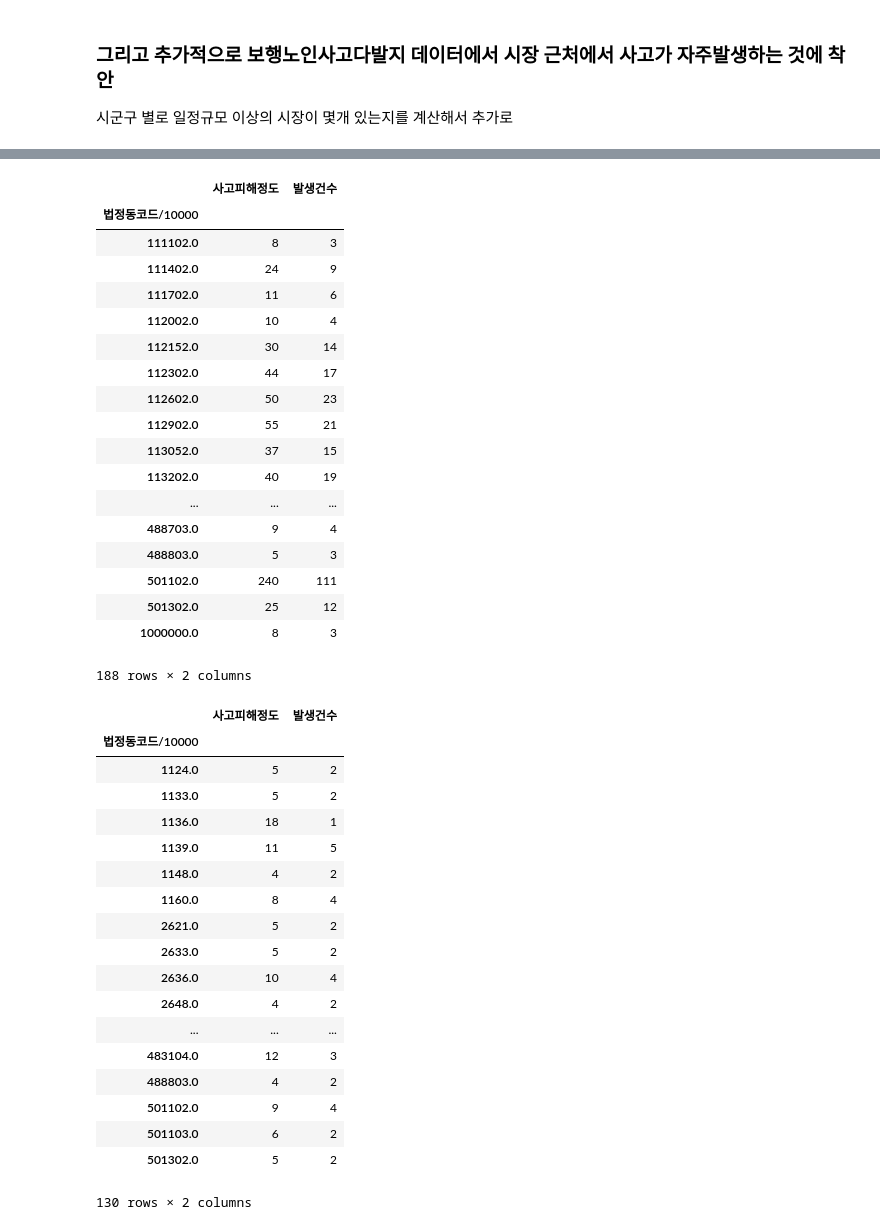
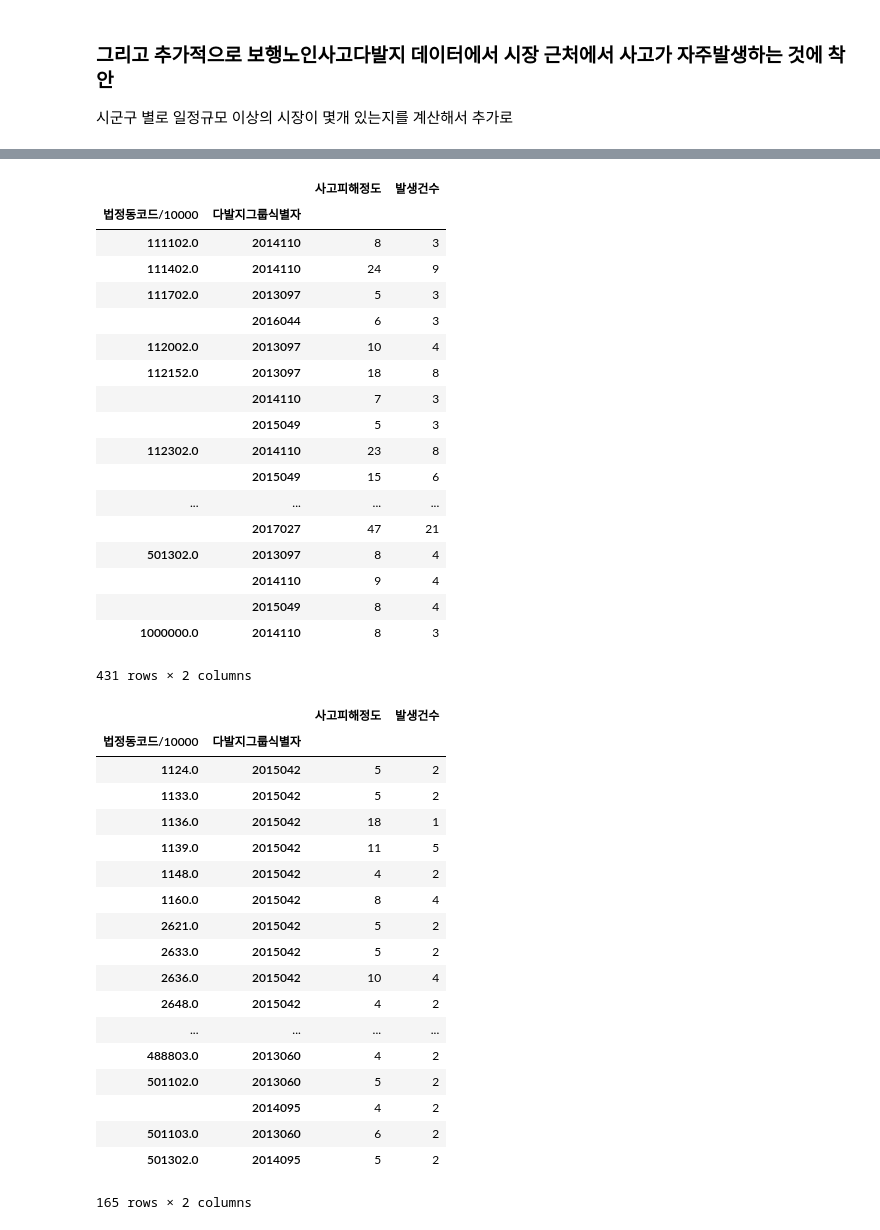
Before and after one commit to parksunwoo/dbs_zero2all, a Jupyter notebook: 9th_week/maps_modeling.ipynb, the cells around one changed output, grey strips where cells are left out. Cells and saved outputs as stored; diff of their text form; code cells hidden in the pictures.

```diff
--- a/9th_week/maps_modeling.ipynb
+++ b/9th_week/maps_modeling.ipynb
@@ -376,50 +365,50 @@ train_oldwalk_sum
 # %%
 train_childwalk["법정동코드/10000"] = np.ceil(train_childwalk.법정동코드/10000)
-train_childwalk_sum = train_childwalk.groupby(['법정동코드/10000']).agg({'사고피해정도': 'sum', '발생건수':'sum'})
+train_childwalk_sum = train_childwalk.groupby(['법정동코드/10000', '다발지그룹식별자']).agg({'사고피해정도': 'sum', '발생건수':'sum'})
 train_childwalk_sum
 # %% [output]
-|  | 사고피해정도 | 발생건수 |
-| 법정동코드/10000 |  |  |
-| 111102.0 | 8 | 3 |
-| 111402.0 | 24 | 9 |
-| 111702.0 | 11 | 6 |
-| 112002.0 | 10 | 4 |
-| 112152.0 | 30 | 14 |
-| 112302.0 | 44 | 17 |
-| 112602.0 | 50 | 23 |
-| 112902.0 | 55 | 21 |
-| 113052.0 | 37 | 15 |
-| 113202.0 | 40 | 19 |
-| ... | ... | ... |
-| 488703.0 | 9 | 4 |
-| 488803.0 | 5 | 3 |
-| 501102.0 | 240 | 111 |
-| 501302.0 | 25 | 12 |
-| 1000000.0 | 8 | 3 |
+|  |  | 사고피해정도 | 발생건수 |
+| 법정동코드/10000 | 다발지그룹식별자 |  |  |
+| 111102.0 | 2014110 | 8 | 3 |
+| 111402.0 | 2014110 | 24 | 9 |
+| 111702.0 | 2013097 | 5 | 3 |
+|  | 2016044 | 6 | 3 |
+| 112002.0 | 2013097 | 10 | 4 |
+| 112152.0 | 2013097 | 18 | 8 |
+|  | 2014110 | 7 | 3 |
+|  | 2015049 | 5 | 3 |
+| 112302.0 | 2014110 | 23 | 8 |
+|  | 2015049 | 15 | 6 |
+| ... | ... | ... | ... |
+|  | 2017027 | 47 | 21 |
+| 501302.0 | 2013097 | 8 | 4 |
+|  | 2014110 | 9 | 4 |
+|  | 2015049 | 8 | 4 |
+| 1000000.0 | 2014110 | 8 | 3 |
-188 rows × 2 columns
+431 rows × 2 columns
 # %%
 train_schoolzone["법정동코드/10000"] = np.ceil(train_schoolzone.법정동코드/10000)
-train_schoolzone_sum = train_schoolzone.groupby(['법정동코드/10000']).agg({'사고피해정도': 'sum', '발생건수':'sum'})
+train_schoolzone_sum = train_schoolzone.groupby(['법정동코드/10000', '다발지그룹식별자']).agg({'사고피해정도': 'sum', '발생건수':'sum'})
 train_schoolzone_sum
 # %% [output]
-|  | 사고피해정도 | 발생건수 |
-| 법정동코드/10000 |  |  |
-| 1124.0 | 5 | 2 |
-| 1133.0 | 5 | 2 |
-| 1136.0 | 18 | 1 |
-| 1139.0 | 11 | 5 |
-| 1148.0 | 4 | 2 |
-| 1160.0 | 8 | 4 |
-| 2621.0 | 5 | 2 |
-| 2633.0 | 5 | 2 |
-| 2636.0 | 10 | 4 |
-| 2648.0 | 4 | 2 |
-| ... | ... | ... |
-| 483104.0 | 12 | 3 |
-| 488803.0 | 4 | 2 |
-| 501102.0 | 9 | 4 |
-| 501103.0 | 6 | 2 |
-| 501302.0 | 5 | 2 |
+|  |  | 사고피해정도 | 발생건수 |
+| 법정동코드/10000 | 다발지그룹식별자 |  |  |
+| 1124.0 | 2015042 | 5 | 2 |
+| 1133.0 | 2015042 | 5 | 2 |
+| 1136.0 | 2015042 | 18 | 1 |
+| 1139.0 | 2015042 | 11 | 5 |
+| 1148.0 | 2015042 | 4 | 2 |
+| 1160.0 | 2015042 | 8 | 4 |
+| 2621.0 | 2015042 | 5 | 2 |
+| 2633.0 | 2015042 | 5 | 2 |
+| 2636.0 | 2015042 | 10 | 4 |
+| 2648.0 | 2015042 | 4 | 2 |
+| ... | ... | ... | ... |
+| 488803.0 | 2013060 | 4 | 2 |
+| 501102.0 | 2013060 | 5 | 2 |
+|  | 2014095 | 4 | 2 |
+| 501103.0 | 2013060 | 6 | 2 |
+| 501302.0 | 2014095 | 5 | 2 |
-130 rows × 2 columns
+165 rows × 2 columns
 # %%
 train_bikezone["법정동코드/10000"] = np.ceil(train_bikezone.법정동코드/10000)
```
Also changed, not shown: parts of 23 cells of this notebook, 1 other file.
